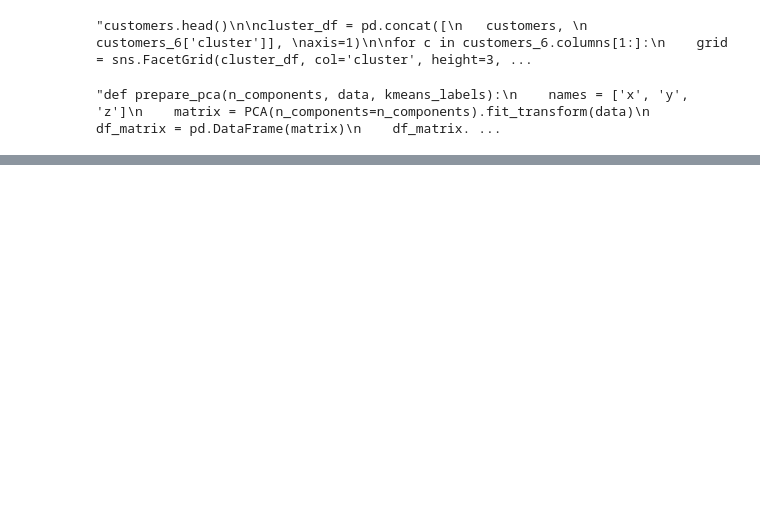
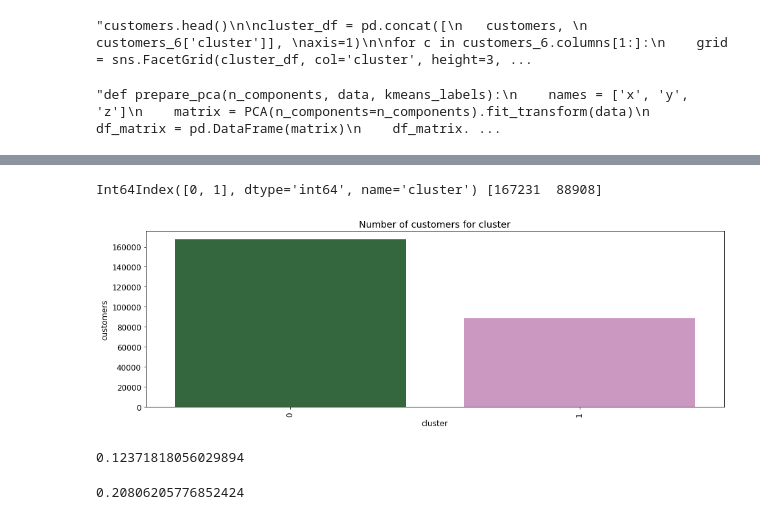
Before and after one commit to AlessiaLa/H-M-Customer-Segmentation-CRISP-DM, a Jupyter notebook: H&M Sales CRISP-DM Analysis.ipynb, the cells around one changed output, grey strips where cells are left out. Cells and saved outputs as stored; diff of their text form; code cells hidden in the pictures; blank space fills up the shorter version.

```diff
--- a/H&M Sales CRISP-DM Analysis.ipynb
+++ b/H&M Sales CRISP-DM Analysis.ipynb
@@ -1784,0 +1941,10 @@ plt.show()
+# %%
+# We try to reduce the number of clusters to 2
+
+kmeans_model_2 = KMeans(n_clusters = 2, n_init=10)
+
+model_2 = kmeans_model_2.fit_predict(customers_no_id)
+
+centroids_2 = kmeans_model_2.cluster_centers_
+
+print(centroids_2)
@@ -1784,0 +1962,32 @@ plt.show()
+# %%
+# Plot histograms that represent the distribution of the cluster in respect to each feature
+customers_clusters=customers_5
+customers_clusters['cluster']=kmeans_model_2.labels_
+
+# How many instances do we have for each cluster?
+
+temp = customers_clusters.groupby(["cluster"])["customer_id"].count()
+print(temp.index, temp.values)
+df = pd.DataFrame({"cluster": temp.index, "customers": temp.values})
+df = df.sort_values(["cluster"], ascending=False)
+plt.figure(figsize=(16, 5))
+plt.title("Number of customers for cluster")
+s = sns.barplot(x="cluster", y="customers", data=df, palette="cubehelix")
+s.set_xticklabels(s.get_xticklabels(), rotation=90)
+locs, labels = plt.xticks()
+plt.show()
+# %% [output]
+Int64Index([0, 1], dtype='int64', name='cluster') [167231  88908]
+[figure, added]
+# %%
+customers_2_no_clusters= customers_clusters.drop('cluster',1)
+customers_2_no_clusters=customers_2_no_clusters.drop ('customer_id',1)
+# %% [output]
+0.12371818056029894
+# %%
+silhouette_2 = silhouette_score(customers_2_no_clusters, kmeans_model_2.labels_, metric='euclidean')
+print(silhouette_2)
+
+# Silhouette score in this case with 2 clusters has improved to 0.20806205776852424.
+# %% [output]
+0.20806205776852424
```
Also changed, not shown: parts of 29 cells of this notebook.
